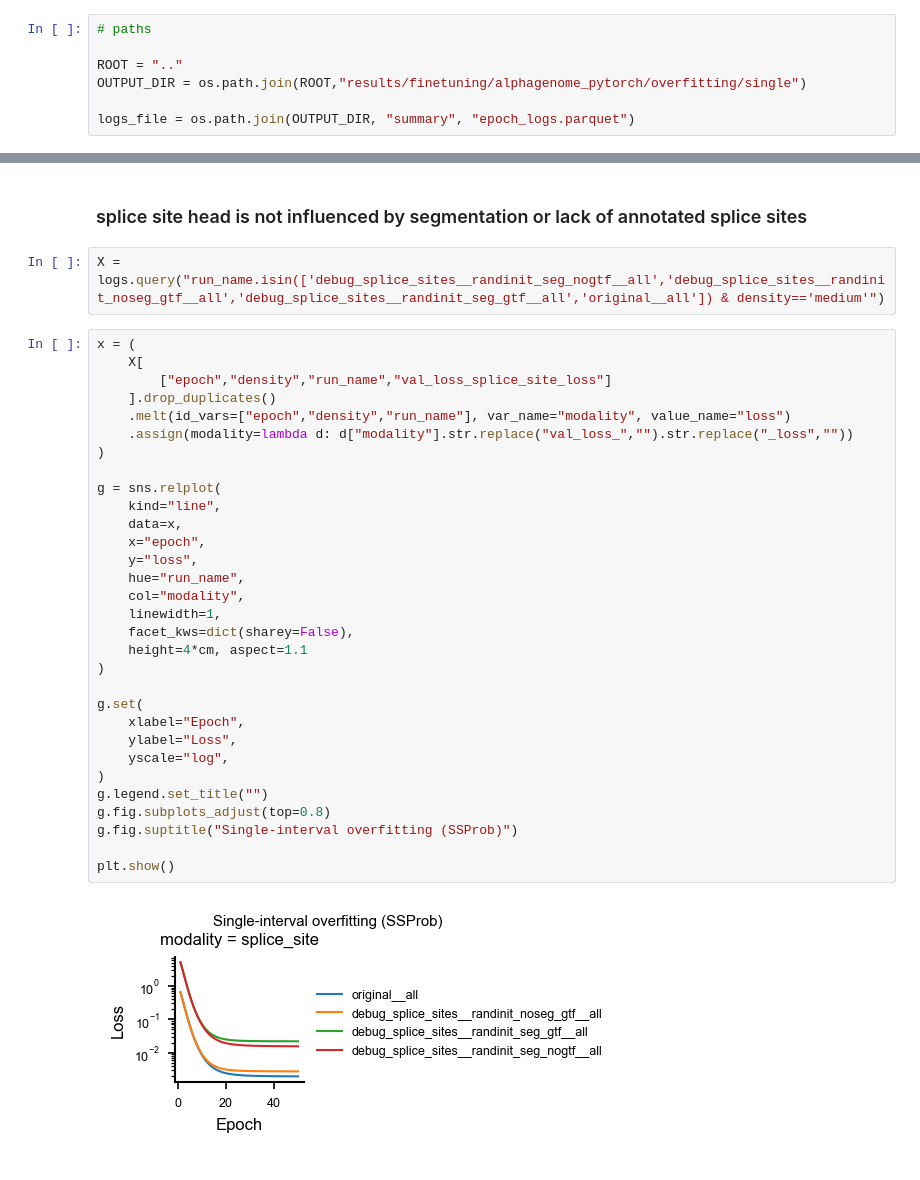
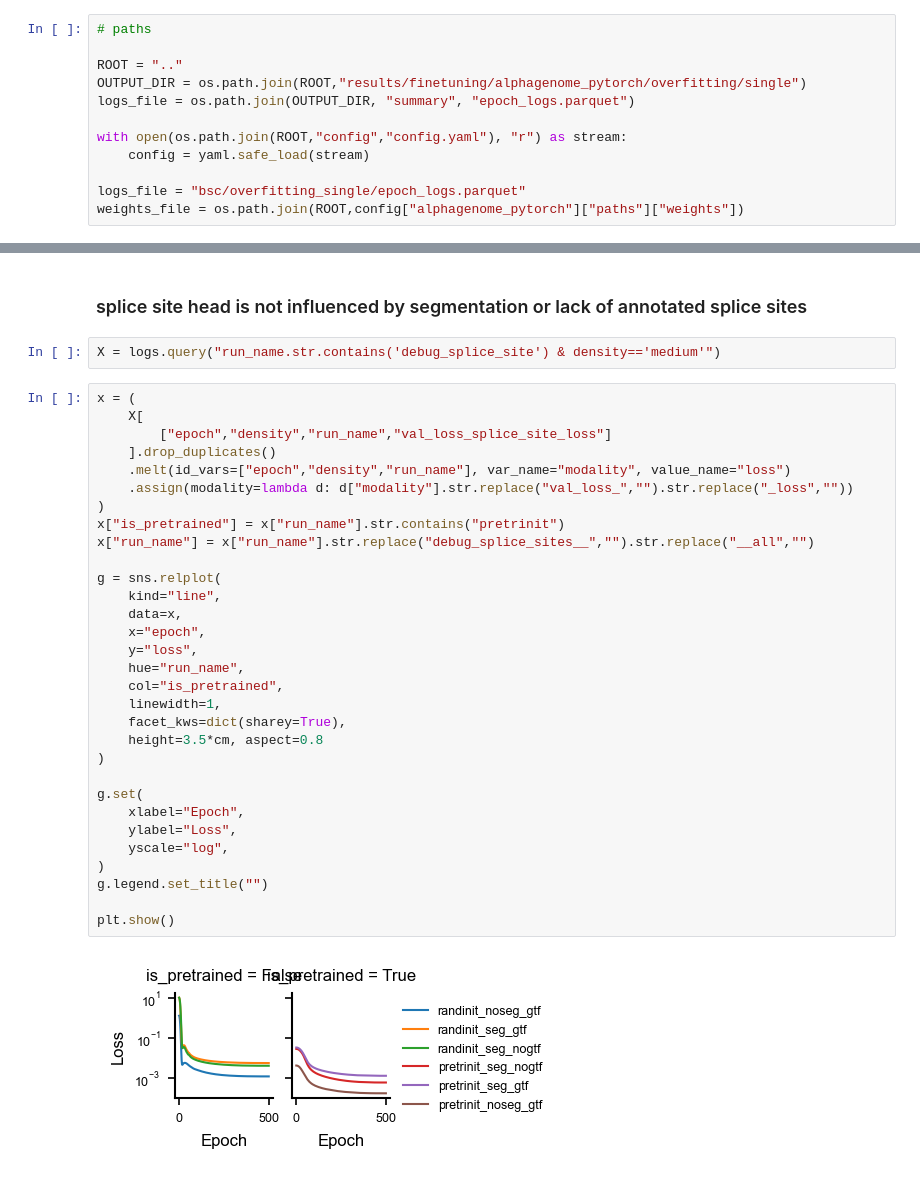
Before and after one commit to MiqG/alphagenome_finetuning_rna, a Jupyter notebook: figures/overfitting_single.ipynb, the cells around one changed output, grey strips where cells are left out. Cells and saved outputs as stored; diff of their text form.

Commit message:
finished overfitting single

```diff
--- a/figures/overfitting_single.ipynb
+++ b/figures/overfitting_single.ipynb
@@ -39,8 +42,13 @@ os.makedirs(OUTPUT_DIR, exist_ok=True)
 
 ROOT = ".."
 OUTPUT_DIR = os.path.join(ROOT,"results/finetuning/alphagenome_pytorch/overfitting/single")
+logs_file = os.path.join(OUTPUT_DIR, "summary", "epoch_logs.parquet")
 
-logs_file = os.path.join(OUTPUT_DIR, "summary", "epoch_logs.parquet")
+with open(os.path.join(ROOT,"config","config.yaml"), "r") as stream:
+    config = yaml.safe_load(stream)
+
+logs_file = "bsc/overfitting_single/epoch_logs.parquet"
+weights_file = os.path.join(ROOT,config["alphagenome_pytorch"]["paths"]["weights"])
 # %%
 # loads
 
@@ -216,40 +160,40 @@ plt.show()
 # %% [markdown]
 ### splice site head is not influenced by segmentation or lack of annotated splice sites
 # %%
-X = logs.query("run_name.isin(['debug_splice_sites__randinit_seg_nogtf__all','debug_splice_sites__randinit_noseg_gtf__all','debug_splice_sites__randinit_seg_gtf__all','original__all']) & density=='medium'")
+X = logs.query("run_name.str.contains('debug_splice_site') & density=='medium'")
 # %%
 x = (
     X[
         ["epoch","density","run_name","val_loss_splice_site_loss"]
     ].drop_duplicates()
     .melt(id_vars=["epoch","density","run_name"], var_name="modality", value_name="loss")
     .assign(modality=lambda d: d["modality"].str.replace("val_loss_","").str.replace("_loss",""))
 )
+x["is_pretrained"] = x["run_name"].str.contains("pretrinit")
+x["run_name"] = x["run_name"].str.replace("debug_splice_sites__","").str.replace("__all","")
 
 g = sns.relplot(
     kind="line",
     data=x,
     x="epoch",
     y="loss",
     hue="run_name",
-    col="modality",
+    col="is_pretrained",
     linewidth=1,
-    facet_kws=dict(sharey=False),
-    height=4*cm, aspect=1.1
+    facet_kws=dict(sharey=True),
+    height=3.5*cm, aspect=0.8
 )
 
 g.set(
     xlabel="Epoch",
     ylabel="Loss",
     yscale="log",
 )
 g.legend.set_title("")
-g.fig.subplots_adjust(top=0.8)
-g.fig.suptitle("Single-interval overfitting (SSProb)")
 
 plt.show()
 # %% [output]
-[figure, old version]
+[figure, new version]
 # %%
 x = pd.concat([
     (
```
Also changed, not shown: parts of 34 cells of this notebook.
